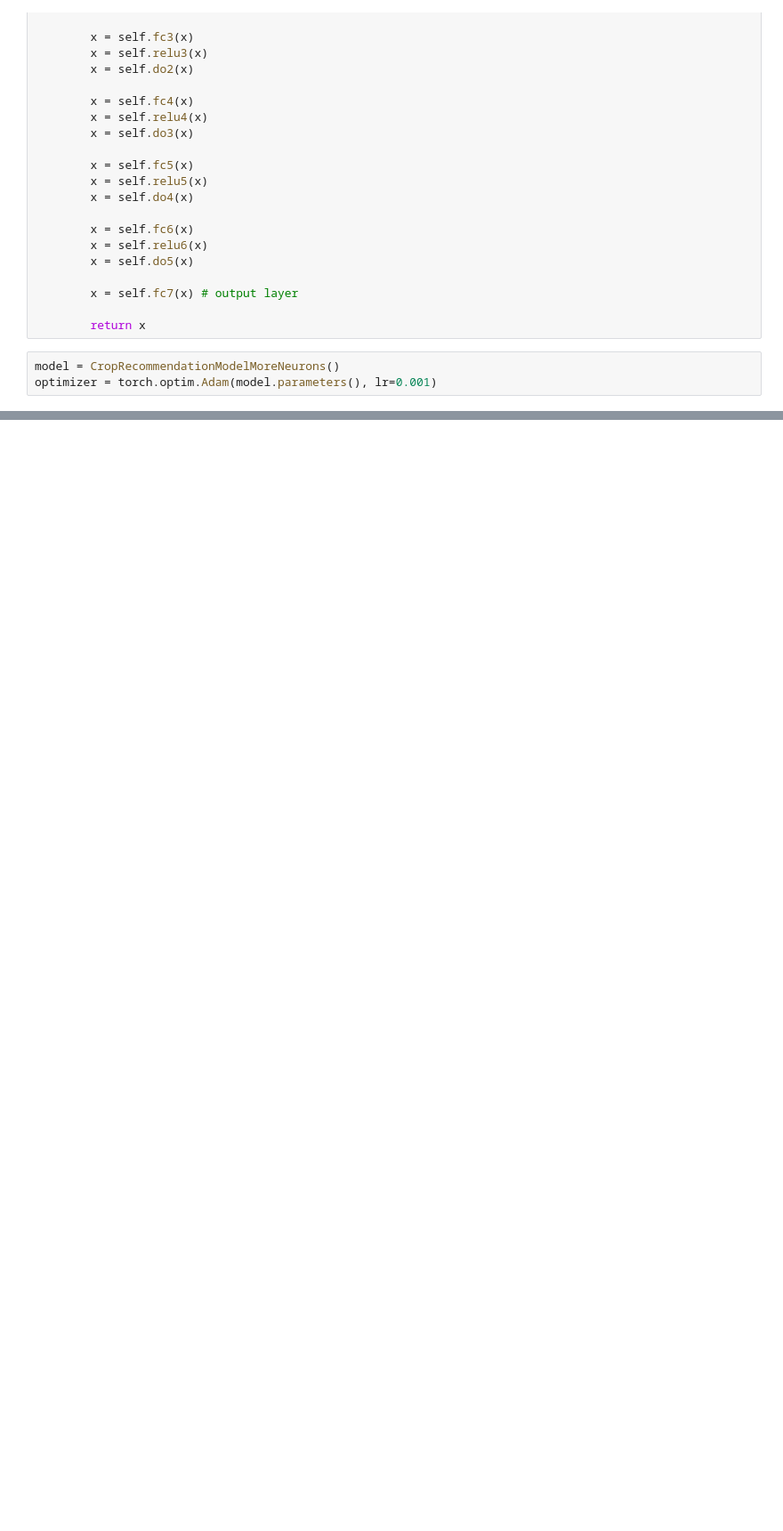
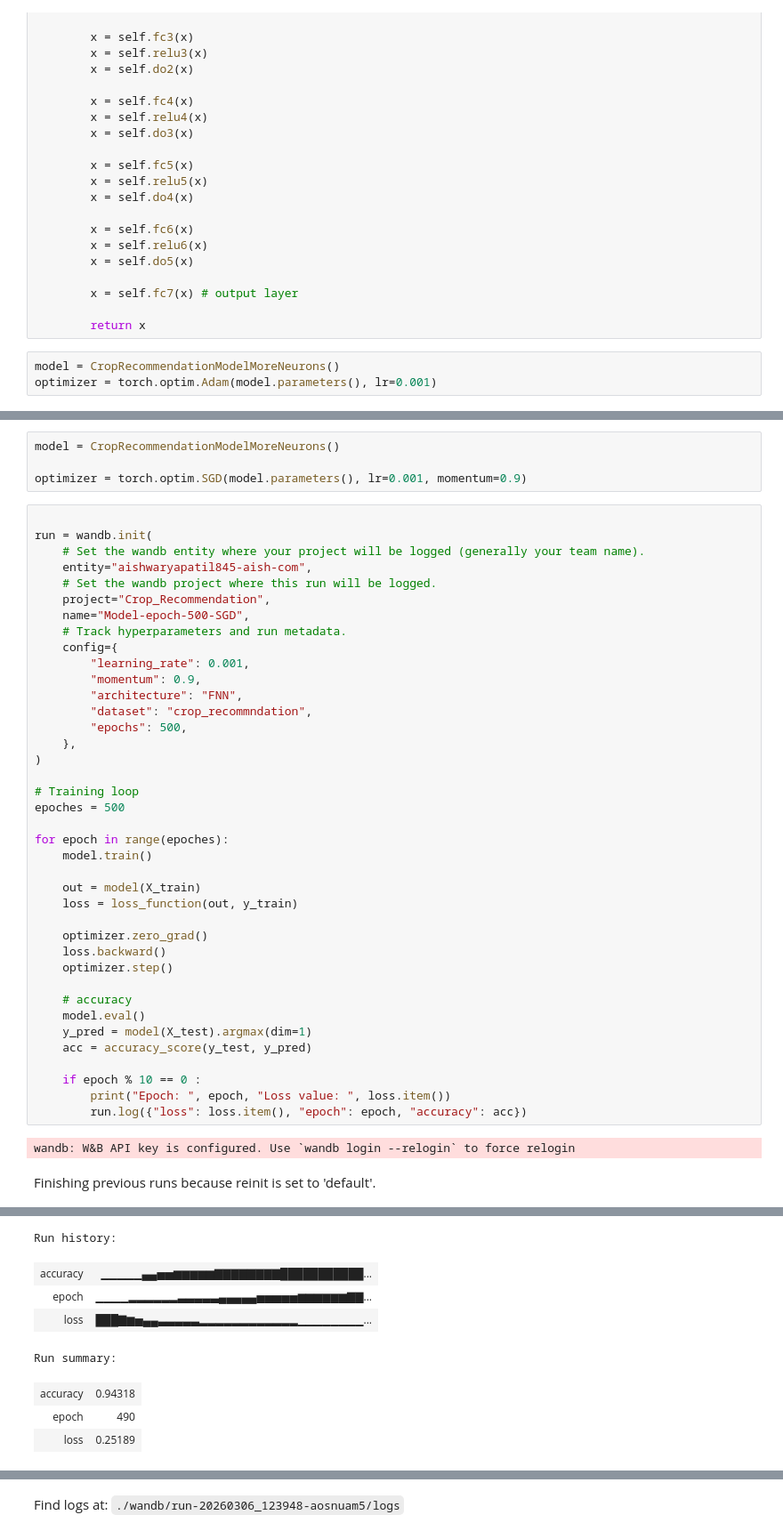
Before and after one commit to Aishwarya240/Pytorch_Notes, a Jupyter notebook: Notebooks/Crop recommendation model.ipynb, the cells around one changed output, grey strips where cells are left out. Shown at 89% size. Saved outputs shown, nothing was run; the diff lists cells and outputs as text; blank space fills up the shorter version.

```diff
--- a/Notebooks/Crop recommendation model.ipynb
+++ b/Notebooks/Crop recommendation model.ipynb
@@ -662,0 +665,46 @@ Syncing run Model-epoch-500-more-neurons to Weights & Biases (docs)
+# %%
+model = CropRecommendationModelMoreNeurons()
+
+optimizer = torch.optim.SGD(model.parameters(), lr=0.001, momentum=0.9)
+# %%
+
+run = wandb.init(
+    # Set the wandb entity where your project will be logged (generally your team name).
+    entity="aishwaryapatil845-aish-com",
+    # Set the wandb project where this run will be logged.
+    project="Crop_Recommendation",
+    name="Model-epoch-500-SGD",
+    # Track hyperparameters and run metadata.
+    config={
+        "learning_rate": 0.001,
+        "momentum": 0.9,
+        "architecture": "FNN",
+        "dataset": "crop_recommndation",
+        "epochs": 500,
+    },
+)
+
+# Training loop
+epoches = 500
+
+for epoch in range(epoches):
+    model.train()
+
+    out = model(X_train)
+    loss = loss_function(out, y_train)
+
+    optimizer.zero_grad()
+    loss.backward()
+    optimizer.step()
+
+    # accuracy
+    model.eval()
+    y_pred = model(X_test).argmax(dim=1)
+    acc = accuracy_score(y_test, y_pred)
+
+    if epoch % 10 == 0 :
+        print("Epoch: ", epoch, "Loss value: ", loss.item())
+        run.log({"loss": loss.item(), "epoch": epoch, "accuracy": acc})
+# %% [output]
+wandb: W&B API key is configured. Use `wandb login --relogin` to force relogin
+Finishing previous runs because reinit is set to 'default'.
@@ -662,0 +712,8 @@ Syncing run Model-epoch-500-more-neurons to Weights & Biases (docs)
+Run history:
+| accuracy | ▁▁▁▁▁▄▄▅▅▆▆▆▆▆▇▇▇▇▇▇▇▇███████████... |
+| epoch | ▁▁▁▁▂▂▂▂▂▂▃▃▃▃▃▄▄▄▄▄▅▅▅▅▅▆▆▆▆▆▆▇▇... |
+| loss | ███▇▆▅▄▄▃▃▃▃▃▂▂▂▂▂▂▂▂▂▂▂▂▁▁▁▁▁▁▁▁... |
+Run summary:
+| accuracy | 0.94318 |
+| epoch | 490 |
+| loss | 0.25189 |
@@ -662,0 +723 @@ Syncing run Model-epoch-500-more-neurons to Weights & Biases (docs)
+Find logs at: ./wandb/run-20260306_123948-aosnuam5/logs
```
Also changed, not shown: parts of 39 cells of this notebook, 44 other files.
